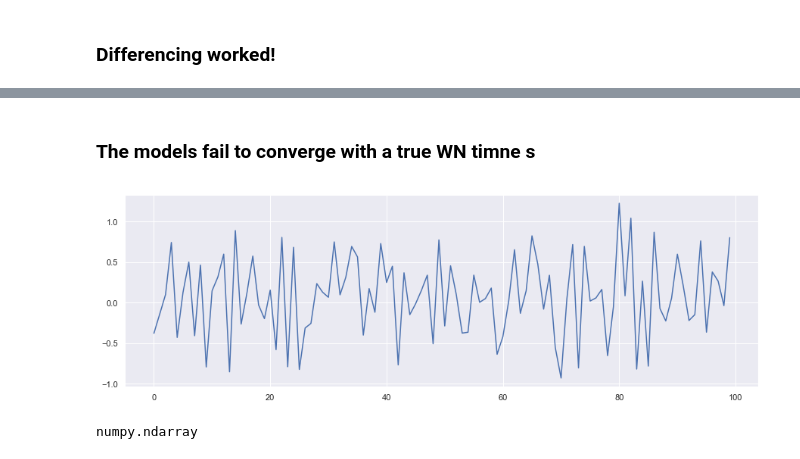
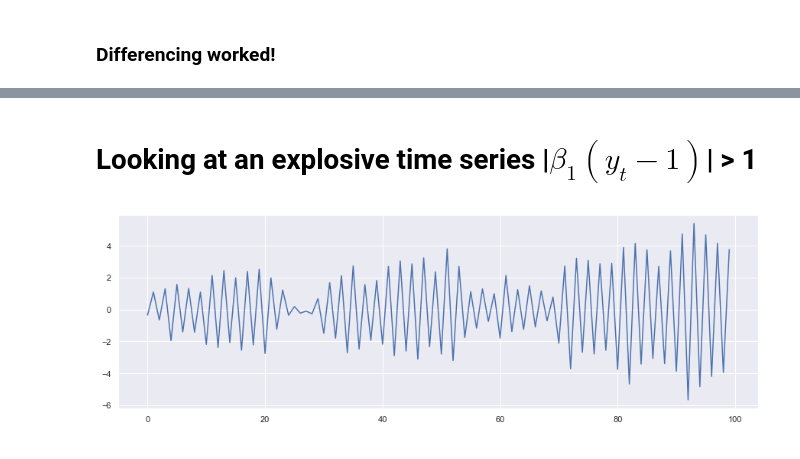
Before and after one commit to chartsengrafs/time_series, a Jupyter notebook: nonstationary.ipynb, the cells around one changed output, grey strips where cells are left out. Drawn from its saved outputs; the diff is of its cells as text; code cells hidden in the pictures.

```diff
--- a/nonstationary.ipynb
+++ b/nonstationary.ipynb
@@ -207,20 +121,16 @@ plt.show()
-# %% [markdown]
-### The models fail to converge with a true WN timne s
+# %% [markdown]
+# Looking at an explosive time series |$\beta_1{(y_t-1)}$| > 1
 # %%
 # import the module for simulating data
 from statsmodels.tsa.arima_process import ArmaProcess
 
-# Plot 1: AR parameter = +0.9
+
 plt.subplot(2,1,1)
-ar1 = np.array([2, .75])
+ar1 = np.array([2, 2])
 
 AR_object1 = ArmaProcess(ar1)
 simulated_data_1 = AR_object1.generate_sample(nsample=100)
 plt.plot(simulated_data_1)
 plt.show()
 # %% [output]
-[figure, old version]
+[figure, new version]
-# %%
-type(simulated_data_1)
-# %% [output]
-numpy.ndarray
```
Also changed, not shown: parts of 22 cells of this notebook.
